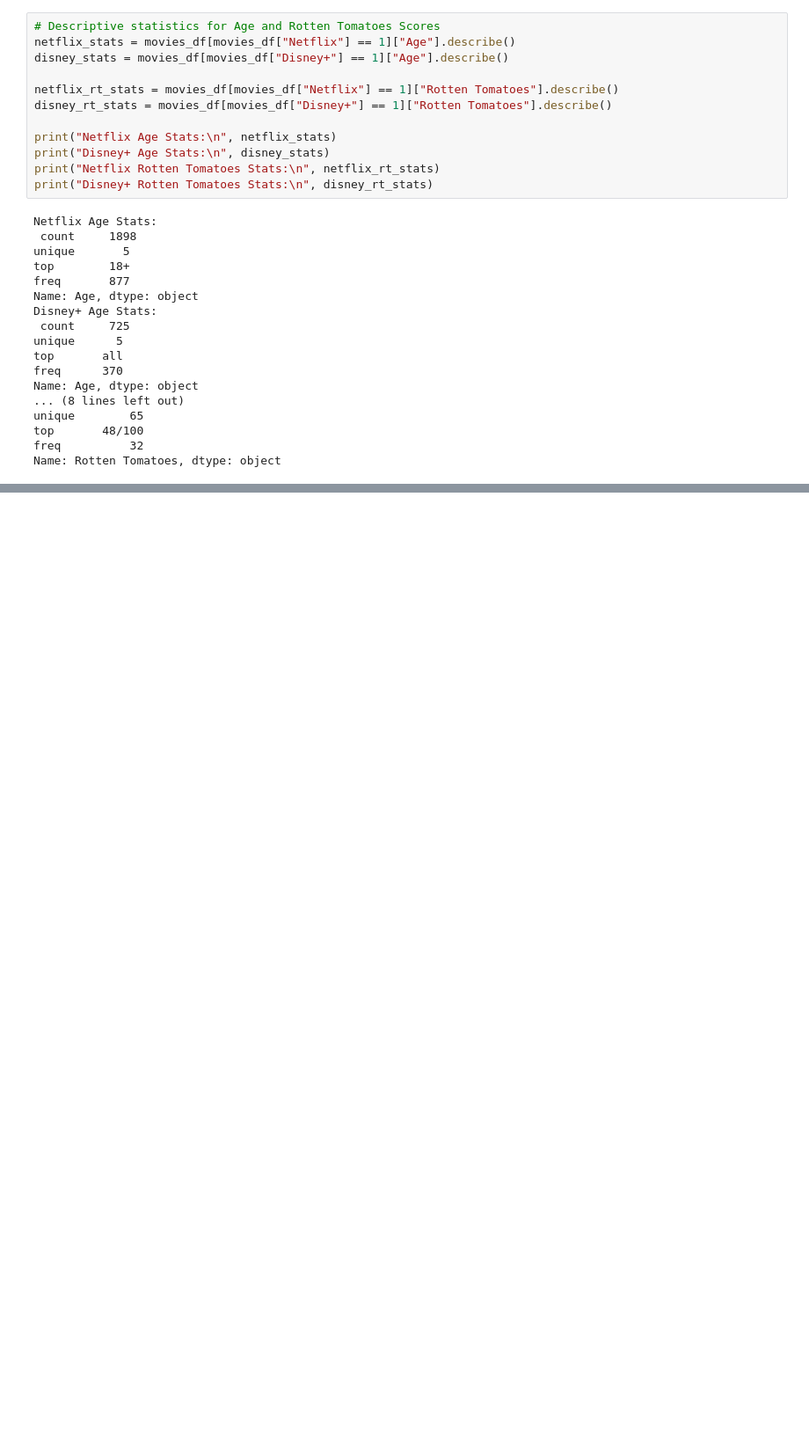
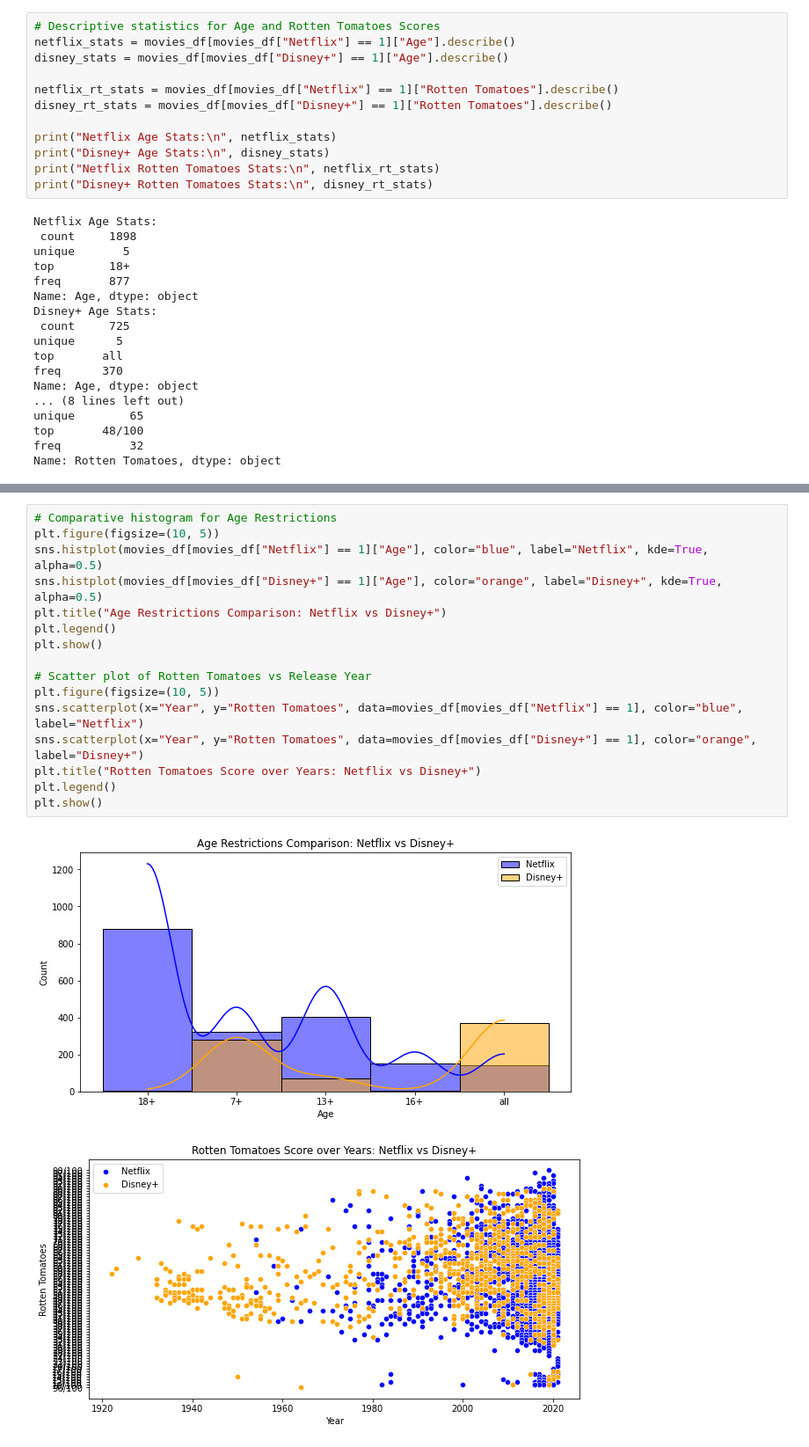
Before and after one commit to vishnukoyyada/Application-Report, a Jupyter notebook: Application.ipynb, the cells around one changed output, grey strips where cells are left out. Shown at 88% size. Saved outputs shown, nothing was run; the diff lists cells and outputs as text; blank space fills up the shorter version.

```diff
--- a/Application.ipynb
+++ b/Application.ipynb
@@ -200,0 +327,19 @@ Name: Rotten Tomatoes, dtype: object
+# %%
+# Comparative histogram for Age Restrictions
+plt.figure(figsize=(10, 5))
+sns.histplot(movies_df[movies_df["Netflix"] == 1]["Age"], color="blue", label="Netflix", kde=True, alpha=0.5)
+sns.histplot(movies_df[movies_df["Disney+"] == 1]["Age"], color="orange", label="Disney+", kde=True, alpha=0.5)
+plt.title("Age Restrictions Comparison: Netflix vs Disney+")
+plt.legend()
+plt.show()
+
+# Scatter plot of Rotten Tomatoes vs Release Year
+plt.figure(figsize=(10, 5))
+sns.scatterplot(x="Year", y="Rotten Tomatoes", data=movies_df[movies_df["Netflix"] == 1], color="blue", label="Netflix")
+sns.scatterplot(x="Year", y="Rotten Tomatoes", data=movies_df[movies_df["Disney+"] == 1], color="orange", label="Disney+")
+plt.title("Rotten Tomatoes Score over Years: Netflix vs Disney+")
+plt.legend()
+plt.show()
+# %% [output]
+[figure, added]
+[figure, added]
```
Also changed, not shown: parts of 8 cells of this notebook.
